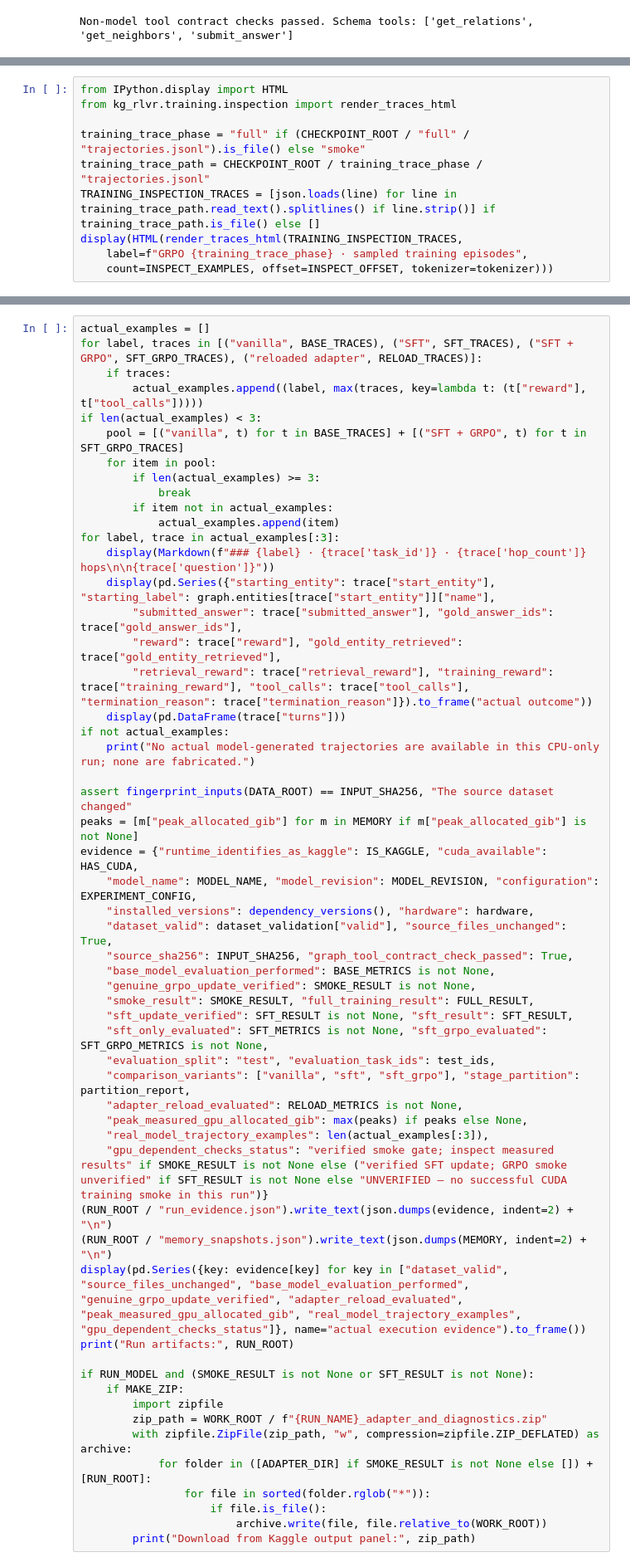
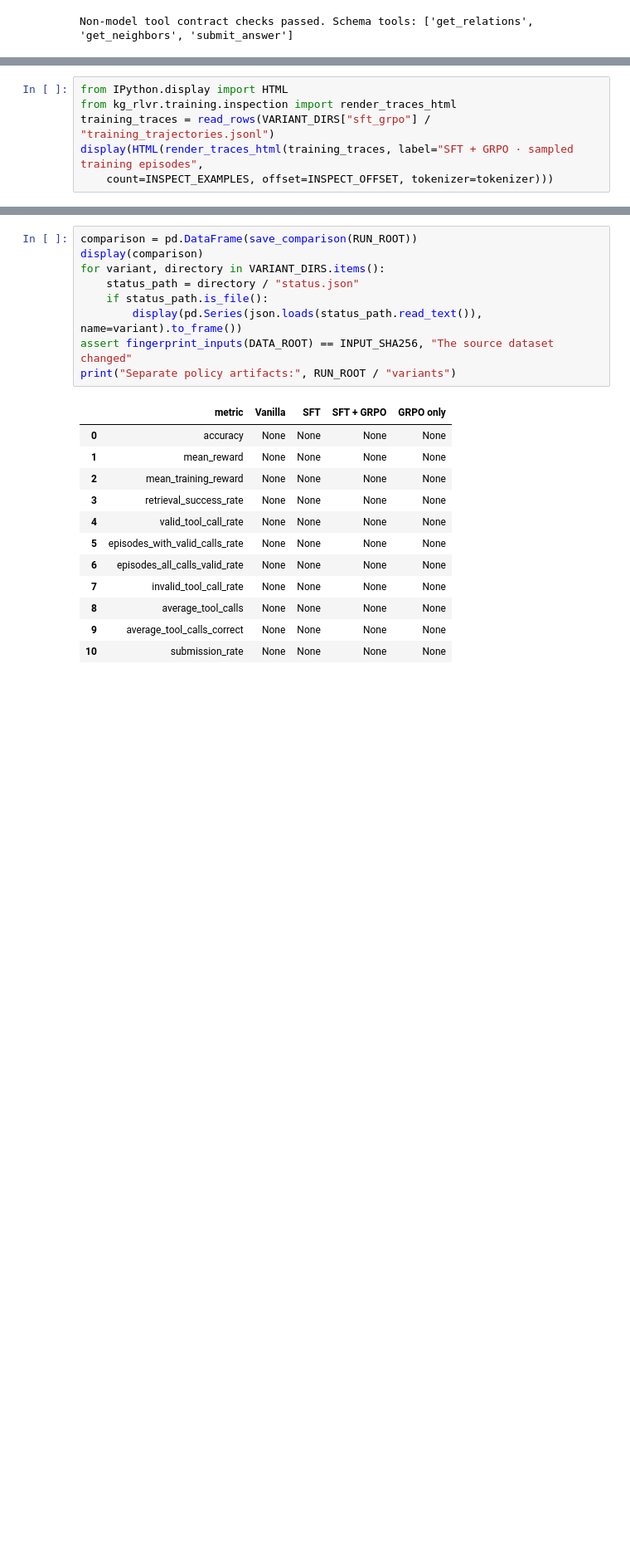
Before and after one commit to AlirezaAK2000/kg-navigation-rlvr, a Jupyter notebook: notebooks/02_grpo_training_kaggle.ipynb, the cells around one changed output, grey strips where cells are left out. Shown at 83% size. Saved outputs shown, nothing was run; the diff lists cells and outputs as text; blank space fills up the shorter version.

```diff
--- a/notebooks/02_grpo_training_kaggle.ipynb
+++ b/notebooks/02_grpo_training_kaggle.ipynb
@@ -795,12 +771,8 @@ These are the actual sampled trajectories used by GRPO, rather than greedy evalu
 # %%
 from IPython.display import HTML
 from kg_rlvr.training.inspection import render_traces_html
-
-training_trace_phase = "full" if (CHECKPOINT_ROOT / "full" / "trajectories.jsonl").is_file() else "smoke"
-training_trace_path = CHECKPOINT_ROOT / training_trace_phase / "trajectories.jsonl"
-TRAINING_INSPECTION_TRACES = [json.loads(line) for line in training_trace_path.read_text().splitlines() if line.strip()] if training_trace_path.is_file() else []
-display(HTML(render_traces_html(TRAINING_INSPECTION_TRACES,
-    label=f"GRPO {training_trace_phase} · sampled training episodes",
+training_traces = read_rows(VARIANT_DIRS["sft_grpo"] / "training_trajectories.jsonl")
+display(HTML(render_traces_html(training_traces, label="SFT + GRPO · sampled training episodes",
     count=INSPECT_EXAMPLES, offset=INSPECT_OFFSET, tokenizer=tokenizer)))
 # %% [output]
 [interactive output not drawn]
@@ -990,56 +1012,22 @@ Inspect the public graph and OWL ontology by opening `DATA_ROOT / "graph/graph.t
 # %%
-actual_examples = []
-for label, traces in [("vanilla", BASE_TRACES), ("SFT", SFT_TRACES), ("SFT + GRPO", SFT_GRPO_TRACES), ("reloaded adapter", RELOAD_TRACES)]:
-    if traces:
-        actual_examples.append((label, max(traces, key=lambda t: (t["reward"], t["tool_calls"]))))
-if len(actual_examples) < 3:
-    pool = [("vanilla", t) for t in BASE_TRACES] + [("SFT + GRPO", t) for t in SFT_GRPO_TRACES]
-    for item in pool:
-        if len(actual_examples) >= 3:
-            break
-        if item not in actual_examples:
-            actual_examples.append(item)
-for label, trace in actual_examples[:3]:
-    display(Markdown(f"### {label} · {trace['task_id']} · {trace['hop_count']} hops\n\n{trace['question']}"))
-    display(pd.Series({"starting_entity": trace["start_entity"], "starting_label": graph.entities[trace["start_entity"]]["name"],
-        "submitted_answer": trace["submitted_answer"], "gold_answer_ids": trace["gold_answer_ids"],
-        "reward": trace["reward"], "gold_entity_retrieved": trace["gold_entity_retrieved"],
-        "retrieval_reward": trace["retrieval_reward"], "training_reward": trace["training_reward"], "tool_calls": trace["tool_calls"], "termination_reason": trace["termination_reason"]}).to_frame("actual outcome"))
-    display(pd.DataFrame(trace["turns"]))
-if not actual_examples:
-    print("No actual model-generated trajectories are available in this CPU-only run; none are fabricated.")
-
+comparison = pd.DataFrame(save_comparison(RUN_ROOT))
+display(comparison)
+for variant, directory in VARIANT_DIRS.items():
+    status_path = directory / "status.json"
+    if status_path.is_file():
+        display(pd.Series(json.loads(status_path.read_text()), name=variant).to_frame())
 assert fingerprint_inputs(DATA_ROOT) == INPUT_SHA256, "The source dataset changed"
-peaks = [m["peak_allocated_gib"] for m in MEMORY if m["peak_allocated_gib"] is not None]
-evidence = {"runtime_identifies_as_kaggle": IS_KAGGLE, "cuda_available": HAS_CUDA,
-    "model_name": MODEL_NAME, "model_revision": MODEL_REVISION, "configuration": EXPERIMENT_CONFIG,
-    "installed_versions": dependency_versions(), "hardware": hardware,
-    "dataset_valid": dataset_validation["valid"], "source_files_unchanged": True,
-    "source_sha256": INPUT_SHA256, "graph_tool_contract_check_passed": True,
-    "base_model_evaluation_performed": BASE_METRICS is not None,
-    "genuine_grpo_update_verified": SMOKE_RESULT is not None,
-    "smoke_result": SMOKE_RESULT, "full_training_result": FULL_RESULT,
-    "sft_update_verified": SFT_RESULT is not None, "sft_result": SFT_RESULT,
-    "sft_only_evaluated": SFT_METRICS is not None, "sft_grpo_evaluated": SFT_GRPO_METRICS is not None,
-    "evaluation_split": "test", "evaluation_task_ids": test_ids,
-    "comparison_variants": ["vanilla", "sft", "sft_grpo"], "stage_partition": partition_report,
-    "adapter_reload_evaluated": RELOAD_METRICS is not None,
-    "peak_measured_gpu_allocated_gib": max(peaks) if peaks else None,
-    "real_model_trajectory_examples": len(actual_examples[:3]),
-    "gpu_dependent_checks_status": "verified smoke gate; inspect measured results" if SMOKE_RESULT is not None else ("verified SFT update; GRPO smoke unverified" if SFT_RESULT is not None else "UNVERIFIED — no successful CUDA training smoke in this run")}
-(RUN_ROOT / "run_evidence.json").write_text(json.dumps(evidence, indent=2) + "\n")
-(RUN_ROOT / "memory_snapshots.json").write_text(json.dumps(MEMORY, indent=2) + "\n")
-display(pd.Series({key: evidence[key] for key in ["dataset_valid", "source_files_unchanged", "base_model_evaluation_performed", "genuine_grpo_update_verified", "adapter_reload_evaluated", "peak_measured_gpu_allocated_gib", "real_model_trajectory_examples", "gpu_dependent_checks_status"]}, name="actual execution evidence").to_frame())
-print("Run artifacts:", RUN_ROOT)
-
-if RUN_MODEL and (SMOKE_RESULT is not None or SFT_RESULT is not None):
-    if MAKE_ZIP:
-        import zipfile
-        zip_path = WORK_ROOT / f"{RUN_NAME}_adapter_and_diagnostics.zip"
-        with zipfile.ZipFile(zip_path, "w", compression=zipfile.ZIP_DEFLATED) as archive:
-            for folder in ([ADAPTER_DIR] if SMOKE_RESULT is not None else []) + [RUN_ROOT]:
-                for file in sorted(folder.rglob("*")):
-                    if file.is_file():
-                        archive.write(file, file.relative_to(WORK_ROOT))
-        print("Download from Kaggle output panel:", zip_path)
+print("Separate policy artifacts:", RUN_ROOT / "variants")
 # %% [output]
+|  | metric | Vanilla | SFT | SFT + GRPO | GRPO only |
+| 0 | accuracy | None | None | None | None |
+| 1 | mean_reward | None | None | None | None |
+| 2 | mean_training_reward | None | None | None | None |
+| 3 | retrieval_success_rate | None | None | None | None |
+| 4 | valid_tool_call_rate | None | None | None | None |
+| 5 | episodes_with_valid_calls_rate | None | None | None | None |
+| 6 | episodes_all_calls_valid_rate | None | None | None | None |
+| 7 | invalid_tool_call_rate | None | None | None | None |
+| 8 | average_tool_calls | None | None | None | None |
+| 9 | average_tool_calls_correct | None | None | None | None |
+| 10 | submission_rate | None | None | None | None |
```
Also changed, not shown: parts of 34 cells of this notebook, 16 other files.
